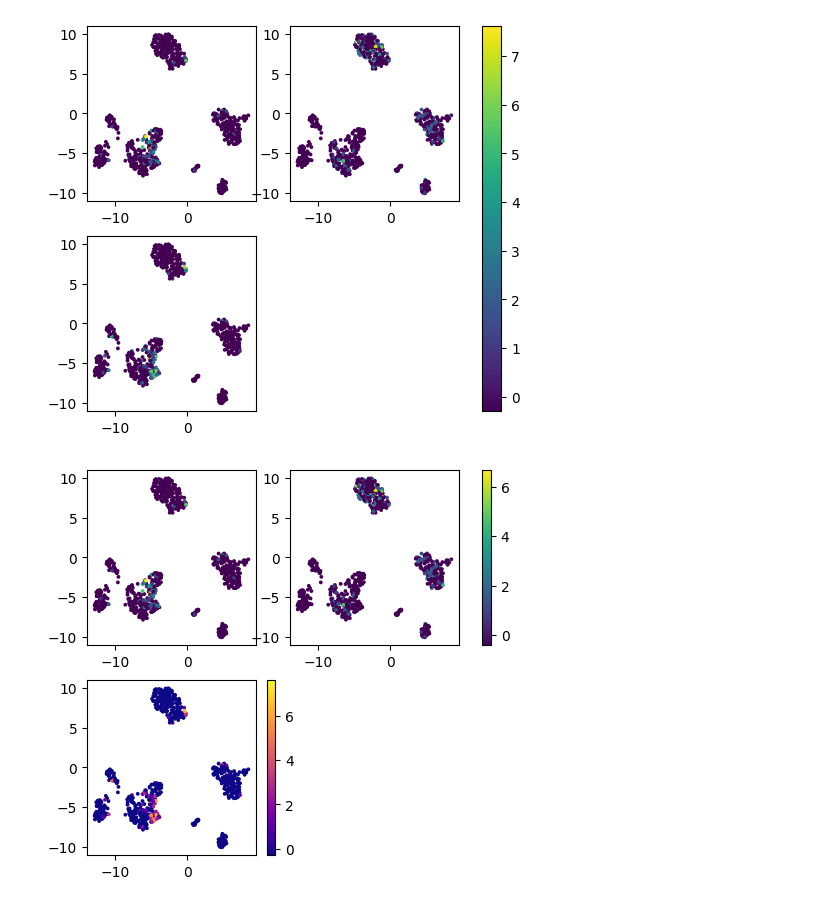
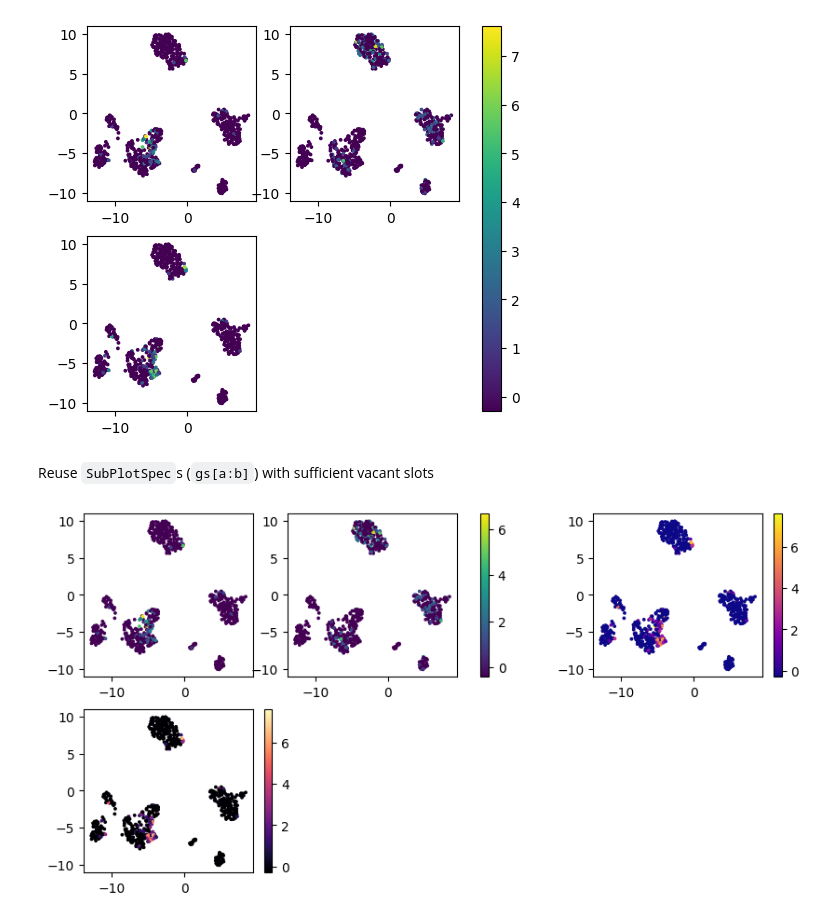
Before and after one commit to scverse/plotting_api, a Jupyter notebook: src/test.ipynb, the cells around one changed output. Drawn from its saved outputs; the diff is of its cells as text; code cells hidden in the pictures.

```diff
--- a/src/test.ipynb
+++ b/src/test.ipynb
@@ -32,12 +60,19 @@ plot_umap(adata, color=["CD8A", "CD4", "CD8B"], ax=gs)
 fig
 # %% [output]
 [figure]
+# %% [markdown]
+Reuse `SubPlotSpec`s (`gs[a:b]`) with sufficient vacant slots
 # %%
-fig = plt.Figure(figsize=(6, 5))
-gs = plt.GridSpec(2, 2, fig)
-plot_umap(adata, color=["CD8A", "CD4"], ax=gs[:2])
+fig = plt.Figure(figsize=(10, 5))
+gs = plt.GridSpec(2, 3, fig)
+# use two slots to plot two
+plot_umap(adata, color=["CD8A", "CD4"], ax=gs[0, :2])
+# use single slot
+with plt.rc_context({"image.cmap": "magma"}):
+    plot_umap(adata, color=["CD8B"], ax=gs[1, 0])
+# use multiple slots to plot one
 with plt.rc_context({"image.cmap": "plasma"}):
-    plot_umap(adata, color=["CD8B"], ax=gs[2:4])
+    plot_umap(adata, color=["CD8B"], ax=gs[0:2, 2])
 fig
 # %% [output]
-[figure, old version]
+[figure, new version]
```
Also changed, not shown: parts of 12 cells of this notebook, 4 other files.
